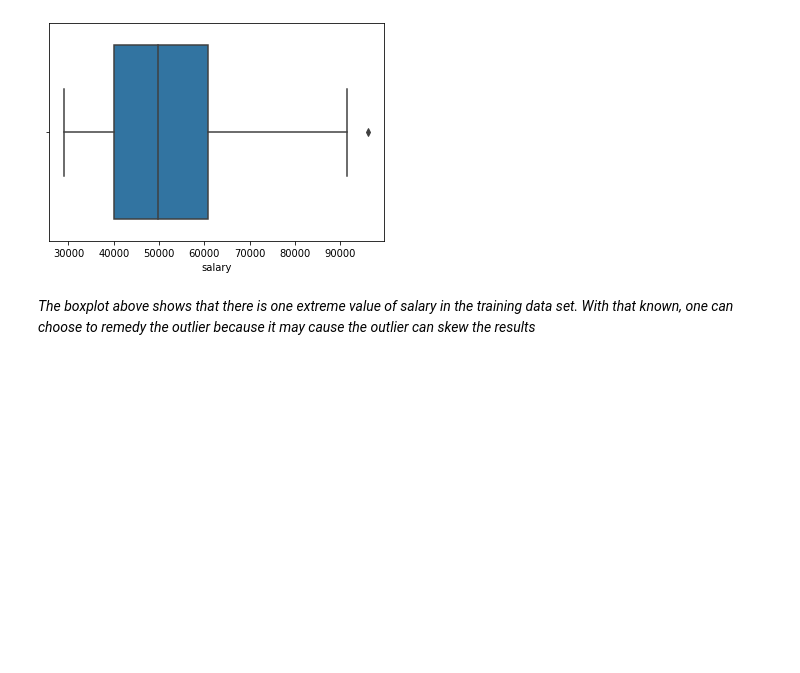
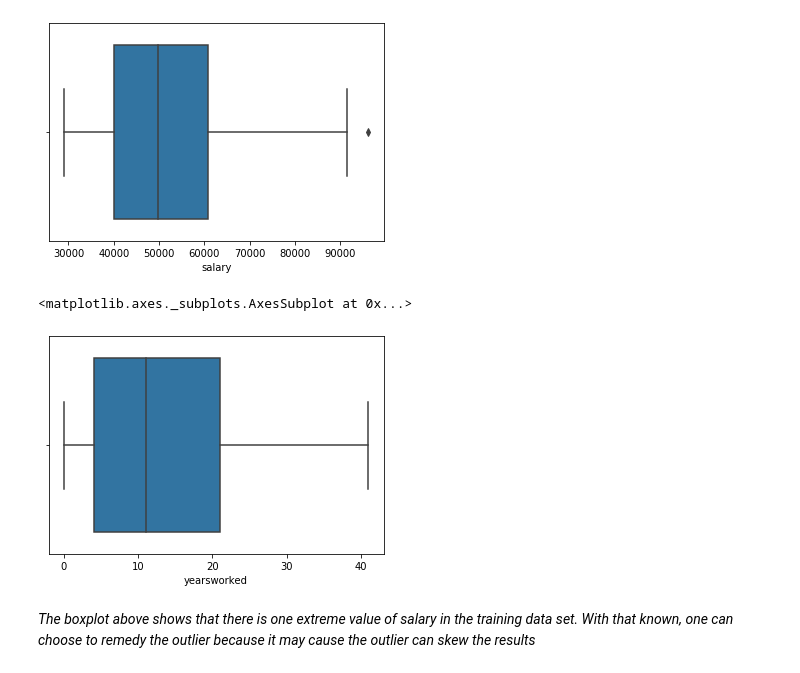
Before and after one commit to LeboSeribe/Linear-Regression, a Jupyter notebook: Linear regression.ipynb, the cells around one changed output. Saved outputs shown, nothing was run; the diff lists cells and outputs as text; code cells hidden in the pictures; blank space fills up the shorter version.

```diff
--- a/Linear regression.ipynb
+++ b/Linear regression.ipynb
@@ -137,6 +157,11 @@ sns.boxplot(x_train['salary'])
 # %% [output]
 <matplotlib.axes._subplots.AxesSubplot at 0x...>
 [figure]
+# %%
+sns.boxplot(x_train['yearsworked'])
+# %% [output]
+<matplotlib.axes._subplots.AxesSubplot at 0x...>
+[figure, added]
 # %% [markdown]
 *The boxplot above shows that there is one extreme value of salary in the training data set.*
 *With that known, one can choose to remedy the outlier because it may cause the outlier can skew the results*
```
Also changed, not shown: parts of 27 cells of this notebook.
